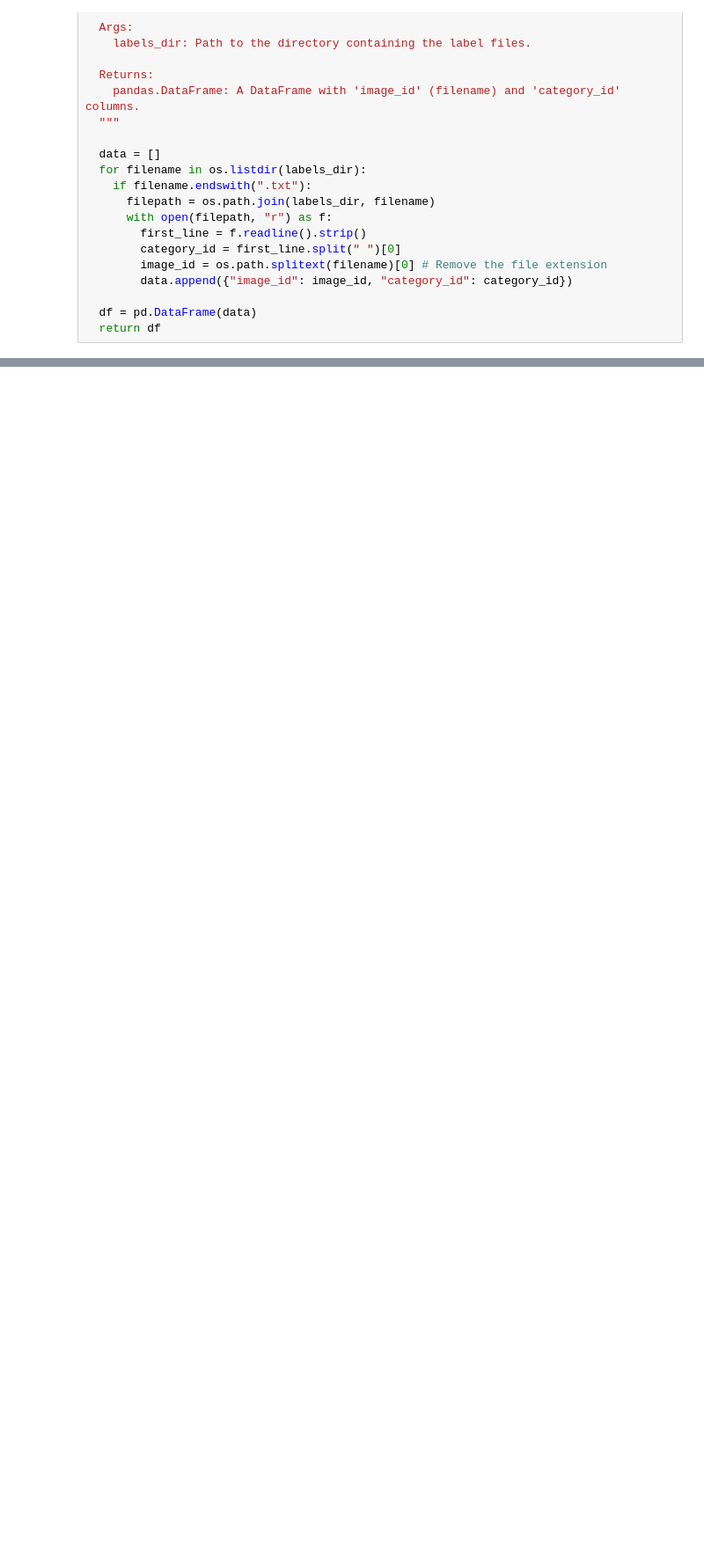
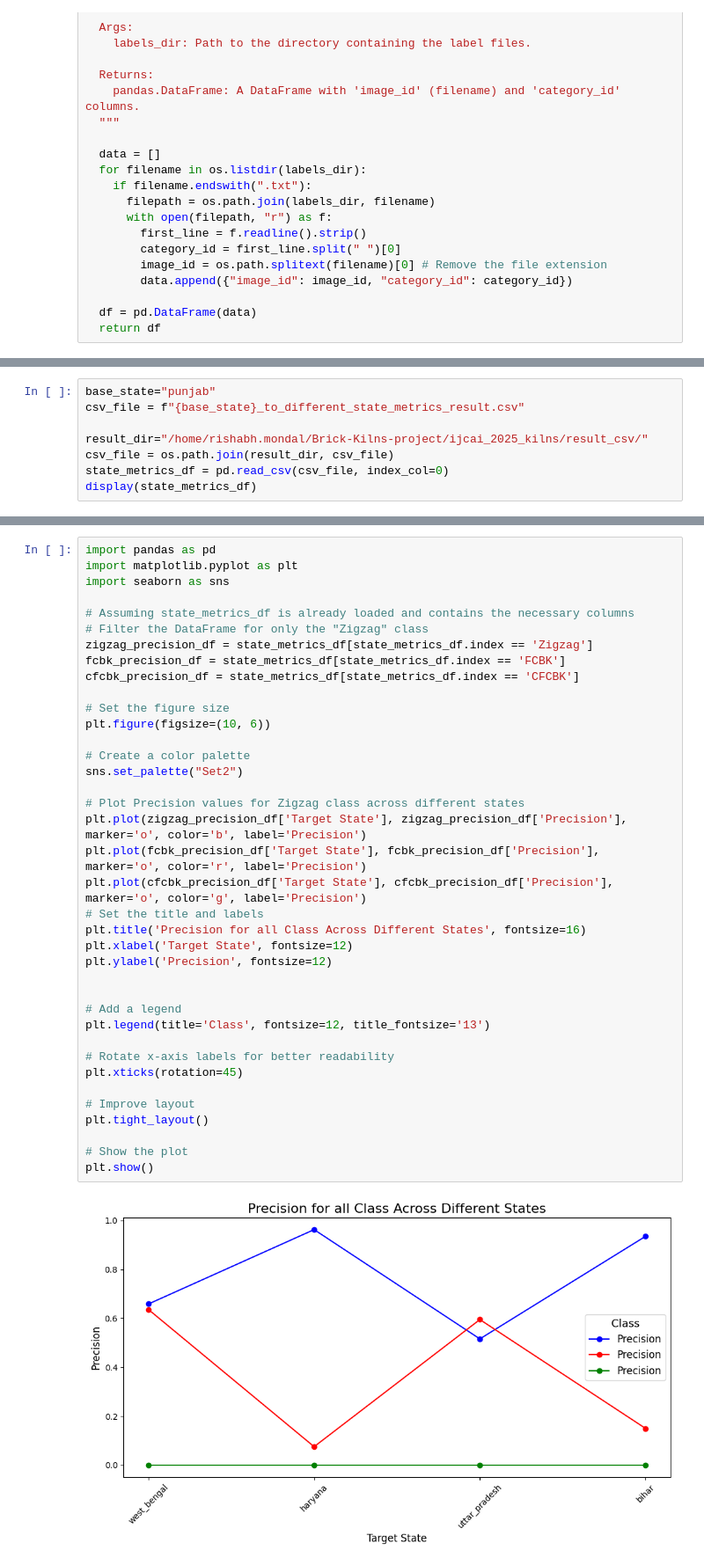
Before and after one commit to rishabh-mondal/ijcai_2025_kilns, a Jupyter notebook: notebooks/performace_matrics.ipynb, the cells around one changed output, grey strips where cells are left out. Shown at 88% size. Drawn from its saved outputs; the diff is of its cells as text; blank space fills up the shorter version.

```diff
--- a/notebooks/performace_matrics.ipynb
+++ b/notebooks/performace_matrics.ipynb
@@ -198,0 +220,8 @@ Class-wise Metrics with Mean: base=west_bengal, target=uttar_pradesh
+# %%
+base_state="punjab"
+csv_file = f"{base_state}_to_different_state_metrics_result.csv"
+
+result_dir="/home/rishabh.mondal/Brick-Kilns-project/ijcai_2025_kilns/result_csv/"
+csv_file = os.path.join(result_dir, csv_file)
+state_metrics_df = pd.read_csv(csv_file, index_col=0)
+display(state_metrics_df)
@@ -198,0 +246,40 @@ Class-wise Metrics with Mean: base=west_bengal, target=uttar_pradesh
+# %%
+import pandas as pd
+import matplotlib.pyplot as plt
+import seaborn as sns
+
+# Assuming state_metrics_df is already loaded and contains the necessary columns
+# Filter the DataFrame for only the "Zigzag" class
+zigzag_precision_df = state_metrics_df[state_metrics_df.index == 'Zigzag']
+fcbk_precision_df = state_metrics_df[state_metrics_df.index == 'FCBK']
+cfcbk_precision_df = state_metrics_df[state_metrics_df.index == 'CFCBK']
+
+# Set the figure size
+plt.figure(figsize=(10, 6))
+
+# Create a color palette
+sns.set_palette("Set2")
+
+# Plot Precision values for Zigzag class across different states
+plt.plot(zigzag_precision_df['Target State'], zigzag_precision_df['Precision'], marker='o', color='b', label='Precision')
+plt.plot(fcbk_precision_df['Target State'], fcbk_precision_df['Precision'], marker='o', color='r', label='Precision')
+plt.plot(cfcbk_precision_df['Target State'], cfcbk_precision_df['Precision'], marker='o', color='g', label='Precision')
+# Set the title and labels
+plt.title('Precision for all Class Across Different States', fontsize=16)
+plt.xlabel('Target State', fontsize=12)
+plt.ylabel('Precision', fontsize=12)
+
+
+# Add a legend
+plt.legend(title='Class', fontsize=12, title_fontsize='13')
+
+# Rotate x-axis labels for better readability
+plt.xticks(rotation=45)
+
+# Improve layout
+plt.tight_layout()
+
+# Show the plot
+plt.show()
+# %% [output]
+[figure, added]
```
Also changed, not shown: parts of 11 cells of this notebook, 5 other files.
